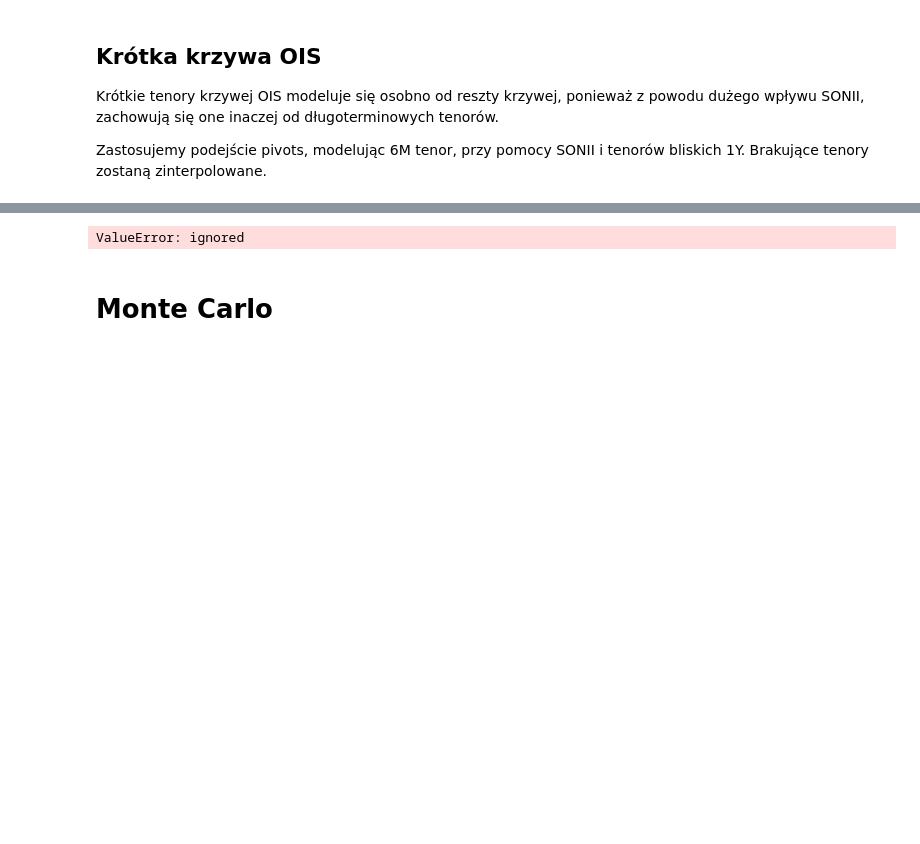
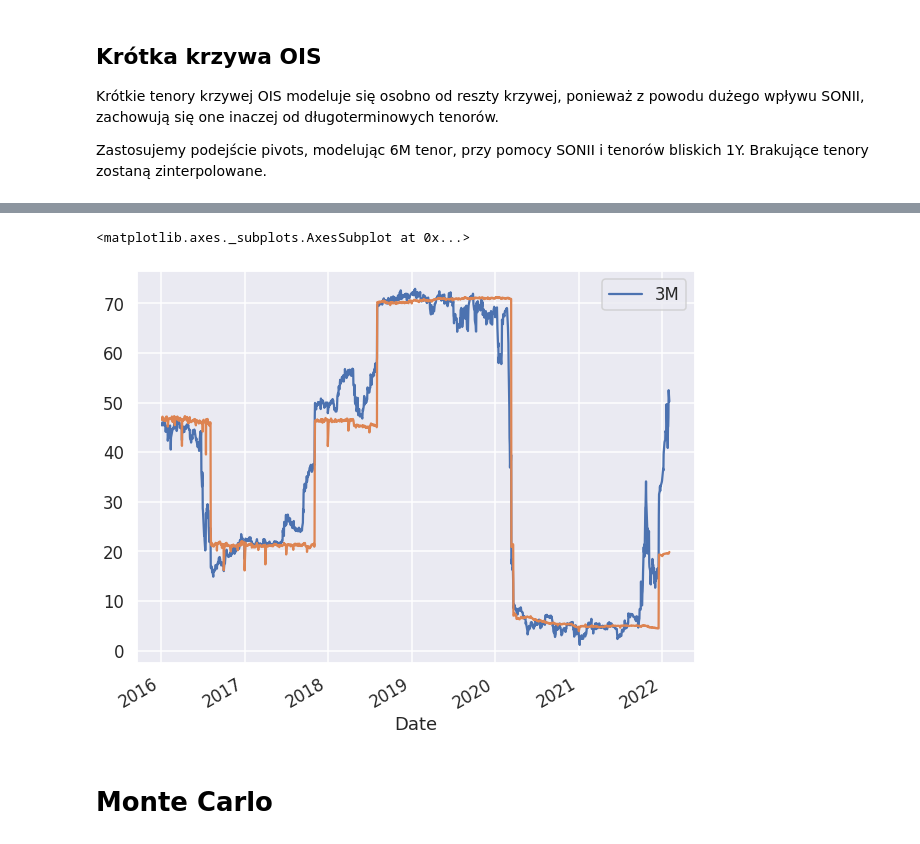
Before and after one commit to PiotMik/OIS_curve_modeling, a Jupyter notebook: OIS_Curve_modelling_3.ipynb, the cells around one changed output, grey strips where cells are left out. Cells and saved outputs as stored; diff of their text form; code cells hidden in the pictures; blank space fills up the shorter version.

```diff
--- a/OIS_Curve_modelling_3.ipynb
+++ b/OIS_Curve_modelling_3.ipynb
@@ -535,8 +535,9 @@ short_term_model.fit(rates, val_split=0.2)
 # %%
-short_term_model.predict(X=rates, tenors=['6M']).plot()
+short_term_model.predict(X=rates, tenors=['3M']).plot()
 rates['SONIA'].plot()
 # %% [output]
-ValueError: ignored
+<matplotlib.axes._subplots.AxesSubplot at 0x...>
+[figure, added]
 # %% [markdown]
 # Monte Carlo
 # %%
```
Also changed, not shown: parts of 10 cells of this notebook.
